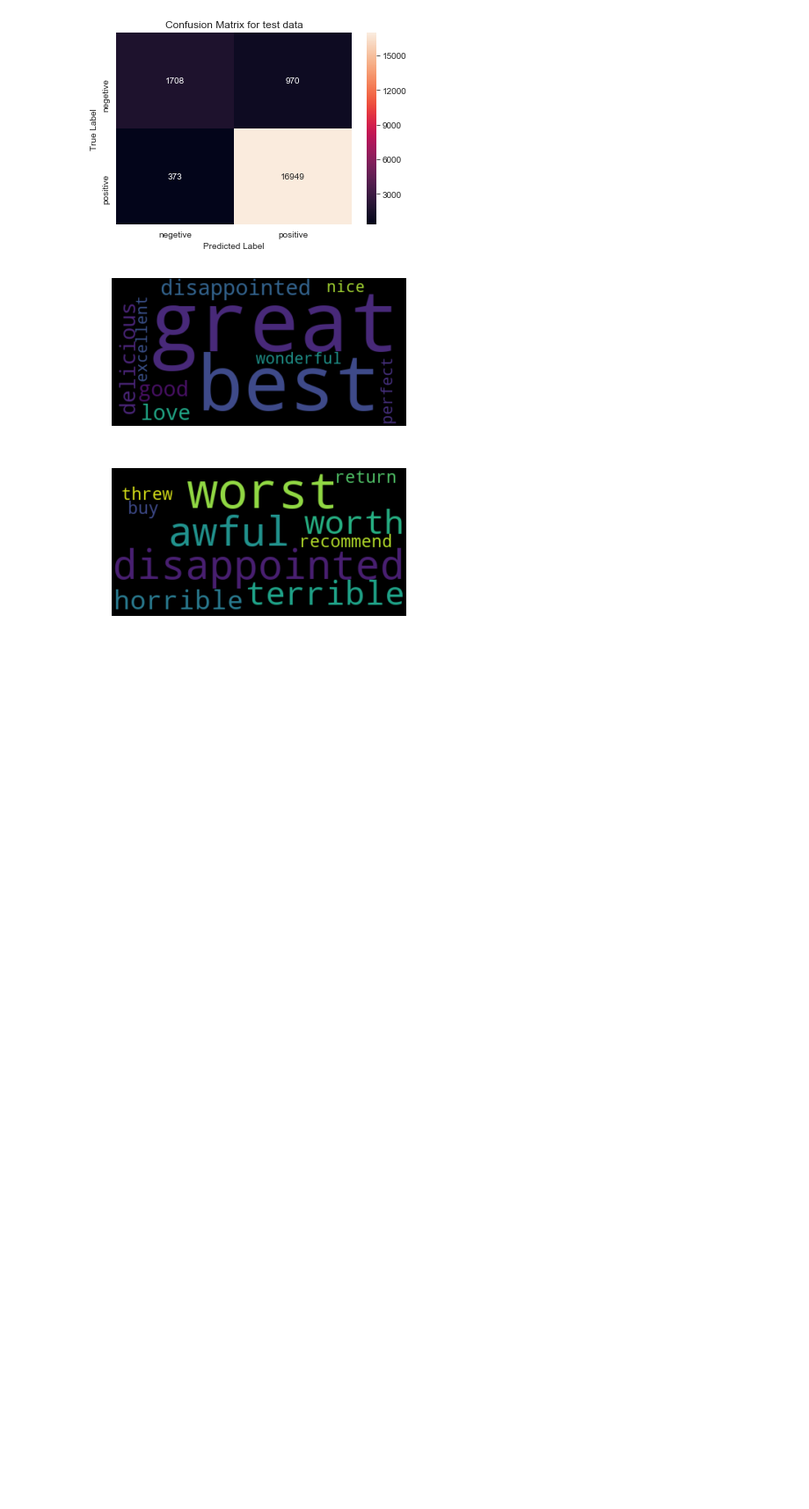
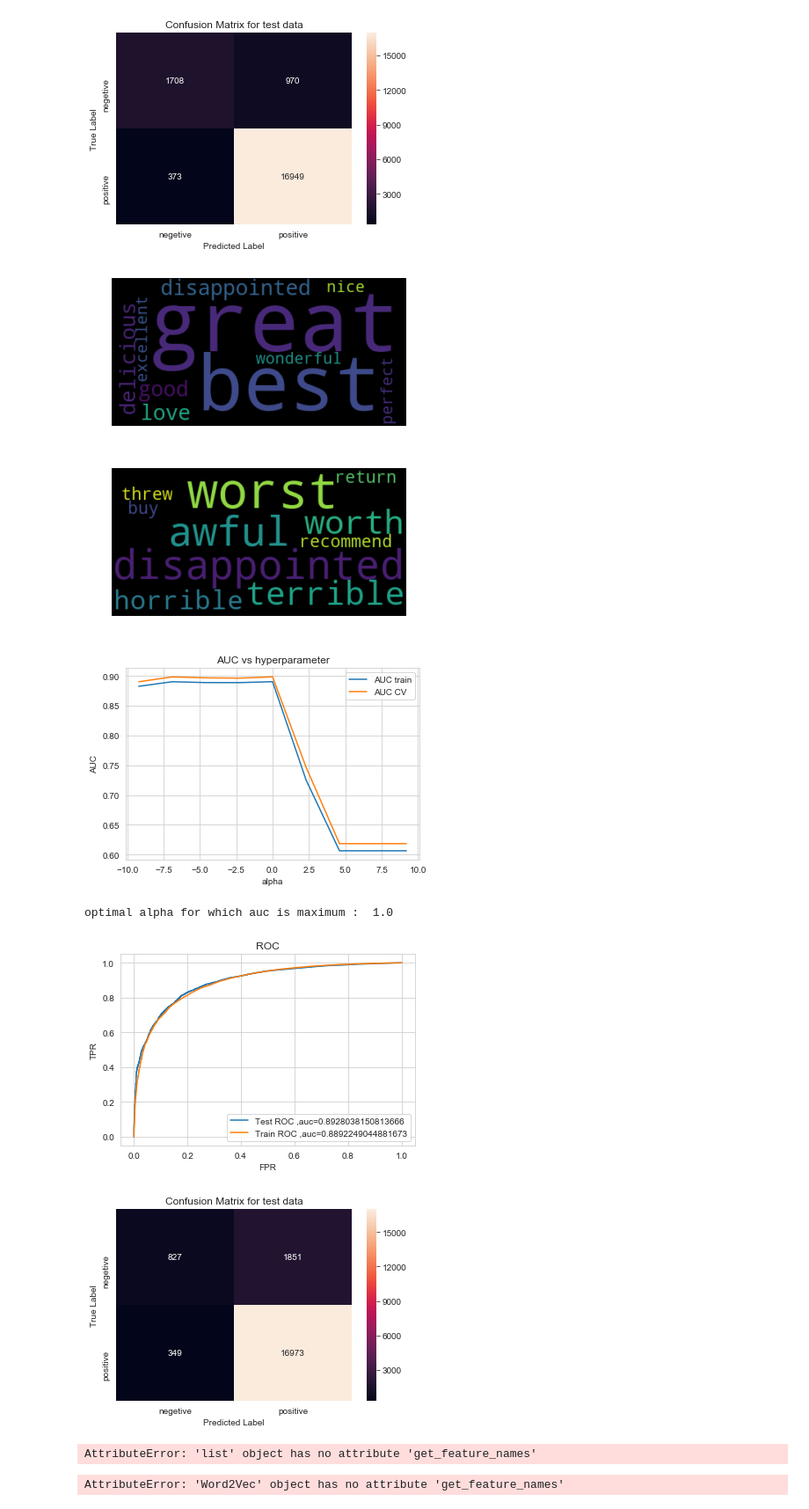
Before and after one commit to Lalit-Yadav-E1483/Amazon-Fine-Food, a Jupyter notebook: svm.ipynb, the cells around one changed output. Shown: that part at 88% size. Saved outputs shown, nothing was run; the diff lists cells and outputs as text; code cells hidden in the pictures; blank space fills up the shorter version.

Commit message:
Transformed w2v based on train test cross validate data

```diff
--- a/svm.ipynb
+++ b/svm.ipynb
@@ -741,3 +879,15 @@ optimal alpha for which auc is maximum :  0.0001
 [figure]
 [figure]
 [figure]
+# %%
+train_test_model(sent_vectors_train, sent_vectors_cv, sent_vectors_test, y_train, y_cv, y_test, w2v_words)
+# %% [output]
+[figure, added]
+optimal alpha for which auc is maximum :  1.0
+[figure, added]
+[figure, added]
+AttributeError: 'list' object has no attribute 'get_feature_names'
+# %%
+w2v_model.get_feature_names()
+# %% [output]
+AttributeError: 'Word2Vec' object has no attribute 'get_feature_names'
```
Also changed, not shown: parts of 3 cells of this notebook.
